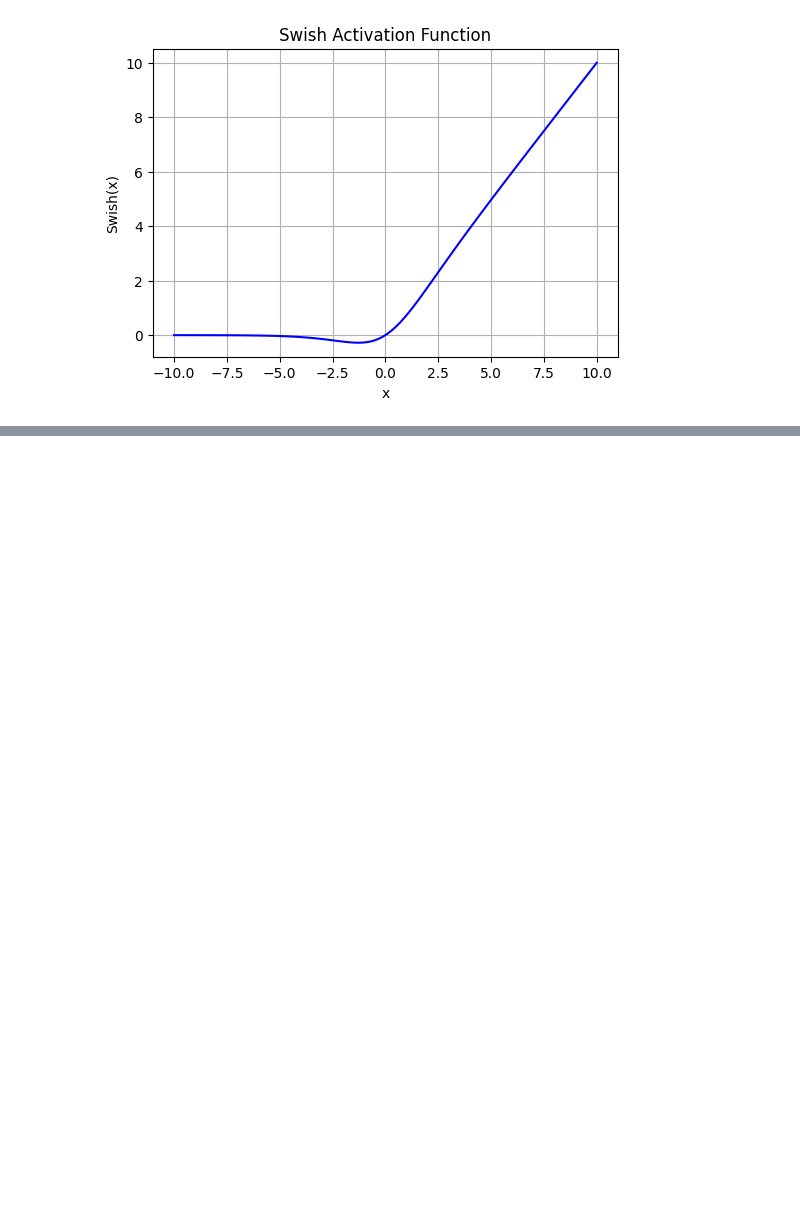
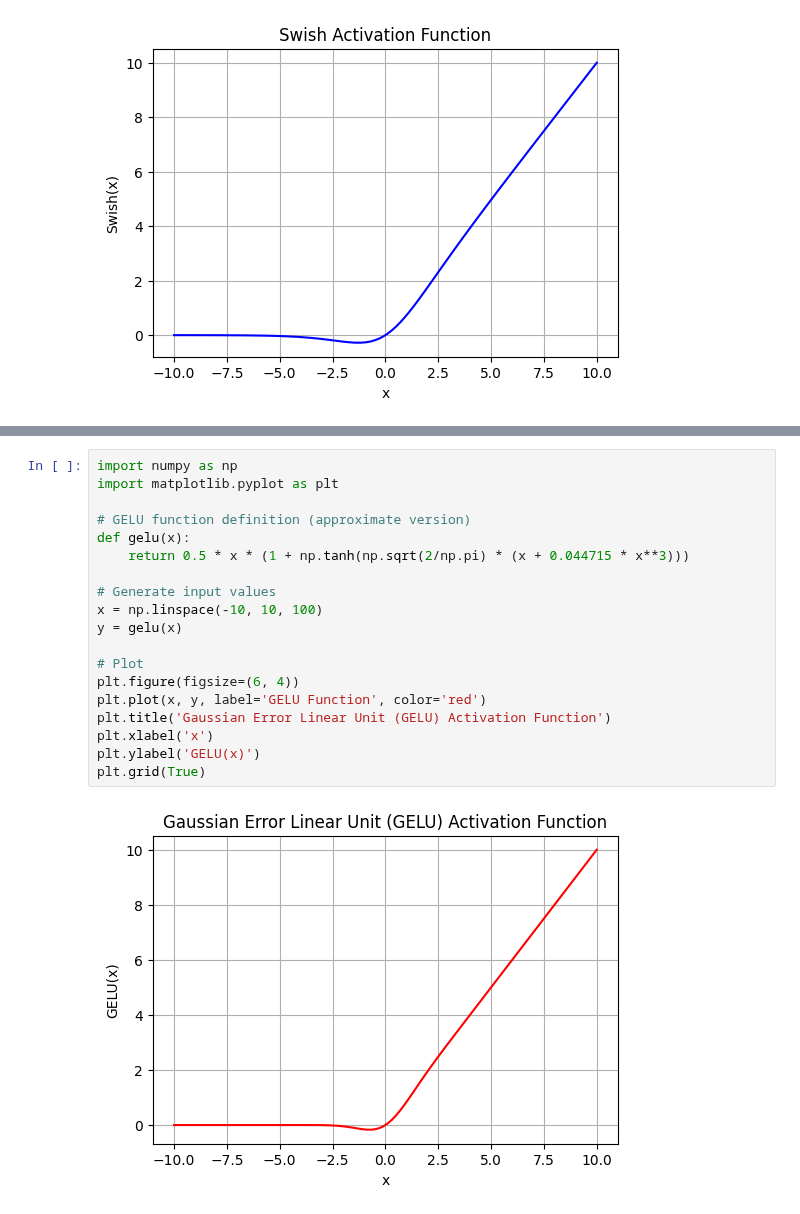
Before and after one commit to sujit4uwbslg/gcet_IV-I_2025, a Jupyter notebook: LAB/week1.ipynb, the cells around one changed output, grey strips where cells are left out. Drawn from its saved outputs; the diff is of its cells as text; blank space fills up the shorter version.

```diff
--- a/LAB/week1.ipynb
+++ b/LAB/week1.ipynb
@@ -312,0 +361,21 @@ where:
+# %%
+import numpy as np
+import matplotlib.pyplot as plt
+
+# GELU function definition (approximate version)
+def gelu(x):
+    return 0.5 * x * (1 + np.tanh(np.sqrt(2/np.pi) * (x + 0.044715 * x**3)))
+
+# Generate input values
+x = np.linspace(-10, 10, 100)
+y = gelu(x)
+
+# Plot
+plt.figure(figsize=(6, 4))
+plt.plot(x, y, label='GELU Function', color='red')
+plt.title('Gaussian Error Linear Unit (GELU) Activation Function')
+plt.xlabel('x')
+plt.ylabel('GELU(x)')
+plt.grid(True)
+# %% [output]
+[figure, added]
```
Also changed, not shown: parts of 3 cells of this notebook.
